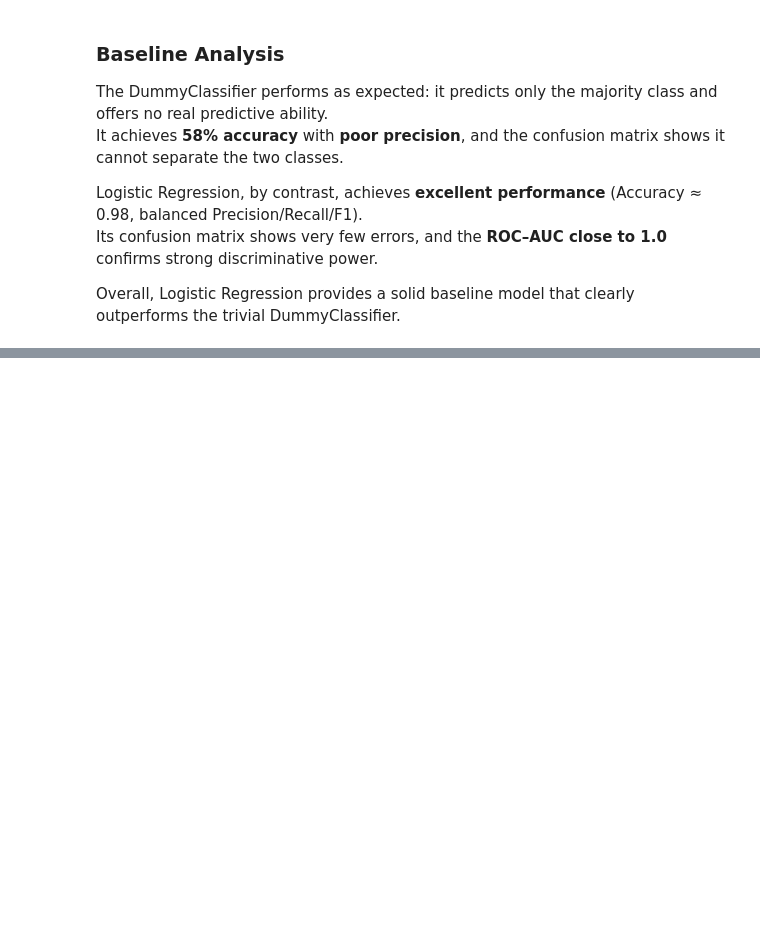
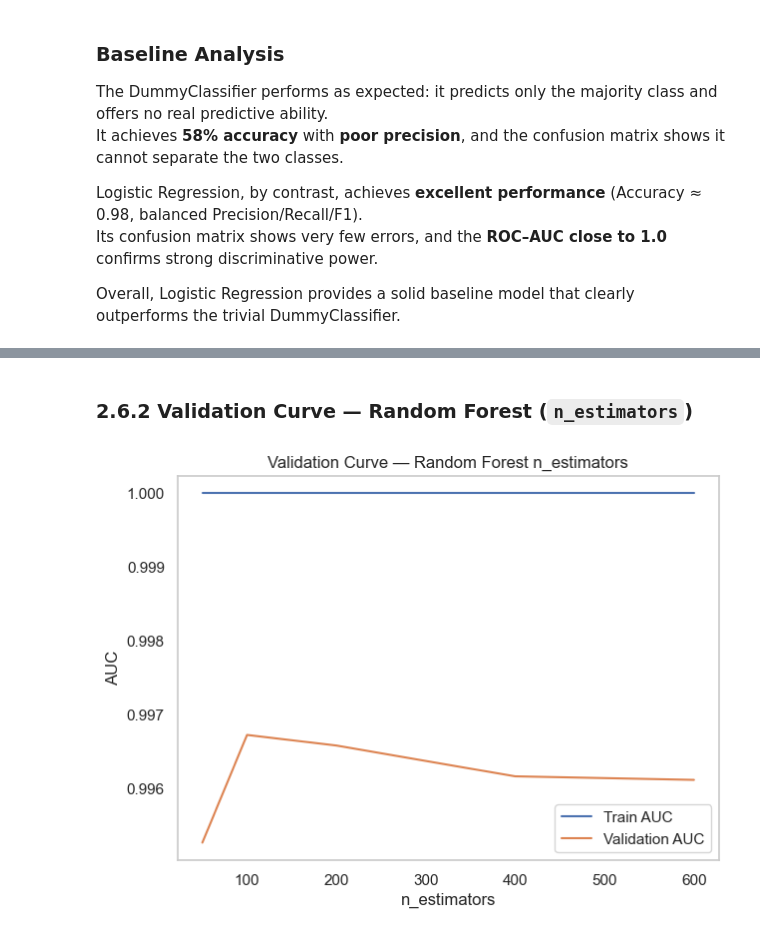
Before and after one commit to paul-adrien1/Projet_ML_notebook, a Jupyter notebook: ML_Project_AVC.ipynb, the cells around one changed output, grey strips where cells are left out. Cells and saved outputs as stored; diff of their text form; code cells hidden in the pictures; blank space fills up the shorter version.

```diff
--- a/ML_Project_AVC.ipynb
+++ b/ML_Project_AVC.ipynb
@@ -551,0 +1195,28 @@ Overall, Logistic Regression provides a solid baseline model that clearly outper
+# %% [markdown]
+### 2.6.2 Validation Curve — Random Forest (`n_estimators`)
+# %%
+param_name = "model__n_estimators"
+param_range = [50, 100, 200, 400, 600]
+
+train_scores, val_scores = validation_curve(
+    rf_gs.best_estimator_,
+    X_train,
+    y_train,
+    param_name=param_name,
+    param_range=param_range,
+    scoring="roc_auc",
+    cv=5,
+    n_jobs=-1
+)
+
+plt.figure(figsize=(7,5))
+plt.plot(param_range, train_scores.mean(axis=1), label="Train AUC")
+plt.plot(param_range, val_scores.mean(axis=1), label="Validation AUC")
+plt.xlabel("n_estimators")
+plt.ylabel("AUC")
+plt.title("Validation Curve — Random Forest n_estimators")
+plt.legend()
+plt.grid()
+plt.show()
+# %% [output]
+[figure, added]
```
Also changed, not shown: parts of 41 cells of this notebook, 6 other files.
